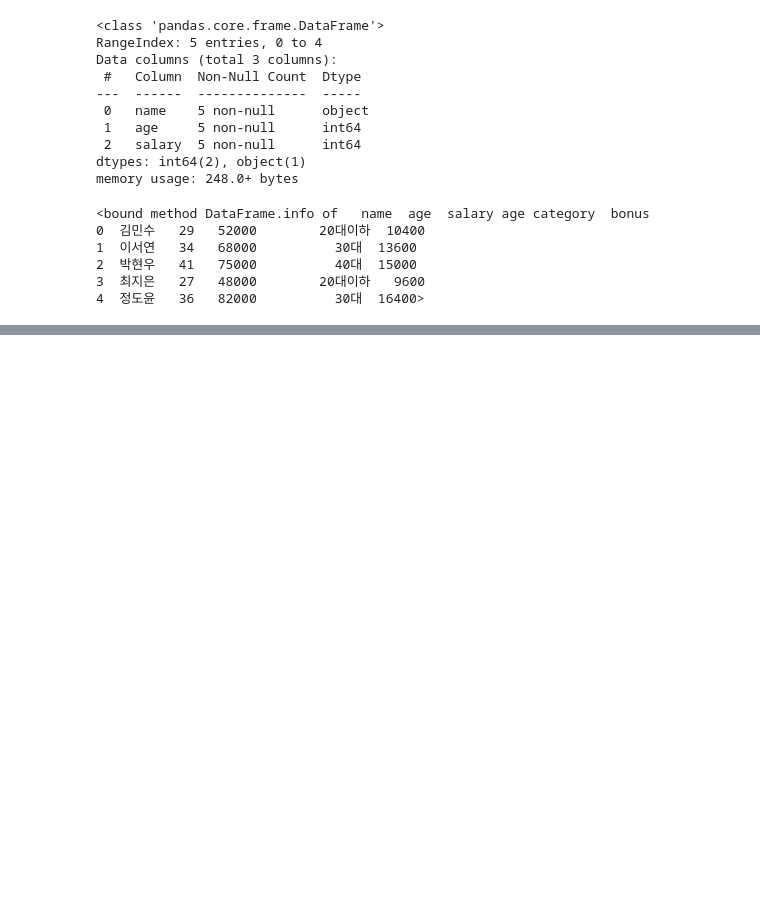
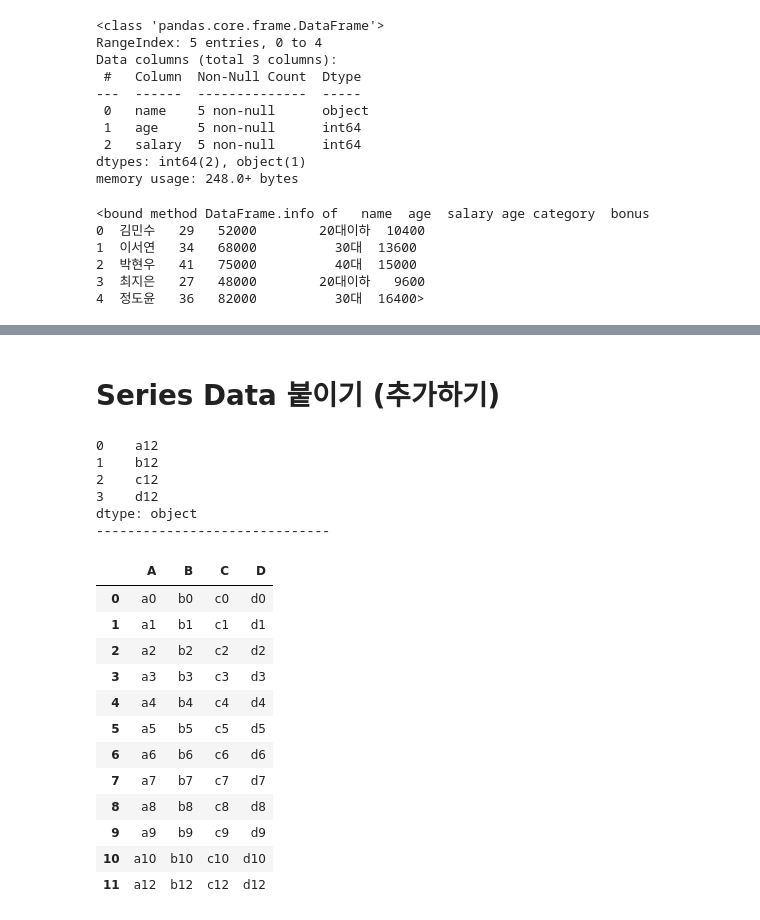
Before and after one commit to cherrima/hipython, a Jupyter notebook: 08.pandas.ipynb, the cells around one changed output, grey strips where cells are left out. Cells and saved outputs as stored; diff of their text form; code cells hidden in the pictures; blank space fills up the shorter version.

```diff
--- a/08.pandas.ipynb
+++ b/08.pandas.ipynb
@@ -500,0 +527,37 @@ memory usage: 248.0+ bytes
+# %% [markdown]
+# Series Data 붙이기 (추가하기)
+# %%
+sr12 = pd.Series(['a12', 'b12', 'c12', 'd12'])
+
+# sr_df = sr12.to_frame().T  # FrameDate 로 변환하고 행 데이터로 바꾸기
+# sr_df.columns = df_total.columns   # Column 명 동일하게 맞추기
+
+print(sr12)
+# df_total = pd.concat([df_total, sr_df], ignore_index=True)
+# df_total
+
+print('-'*30)
+
+# df_total.iloc[len(df_total)-1] = sr12.to_list()  # iloc 은 신규행 추가 불가 - 기존 행 수정만 가능
+df_total.loc[len(df_total)-1] = sr12.to_list() # loc 은 신규 인덱스 추가로 신규행 추가 가능
+df_total
+# %% [output]
+0    a12
+1    b12
+2    c12
+3    d12
+dtype: object
+------------------------------
+|  | A | B | C | D |
+| 0 | a0 | b0 | c0 | d0 |
+| 1 | a1 | b1 | c1 | d1 |
+| 2 | a2 | b2 | c2 | d2 |
+| 3 | a3 | b3 | c3 | d3 |
+| 4 | a4 | b4 | c4 | d4 |
+| 5 | a5 | b5 | c5 | d5 |
+| 6 | a6 | b6 | c6 | d6 |
+| 7 | a7 | b7 | c7 | d7 |
+| 8 | a8 | b8 | c8 | d8 |
+| 9 | a9 | b9 | c9 | d9 |
+| 10 | a10 | b10 | c10 | d10 |
+| 11 | a12 | b12 | c12 | d12 |
```
Also changed, not shown: parts of 1 cell of this notebook, 1 other file.
